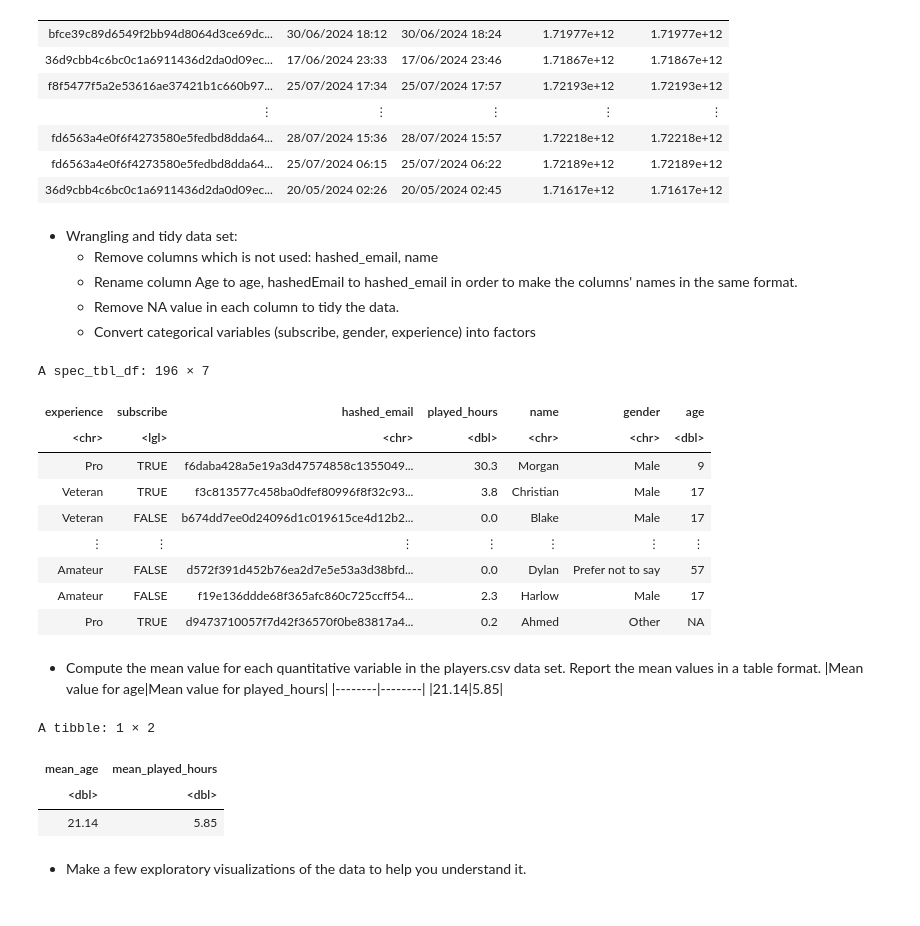
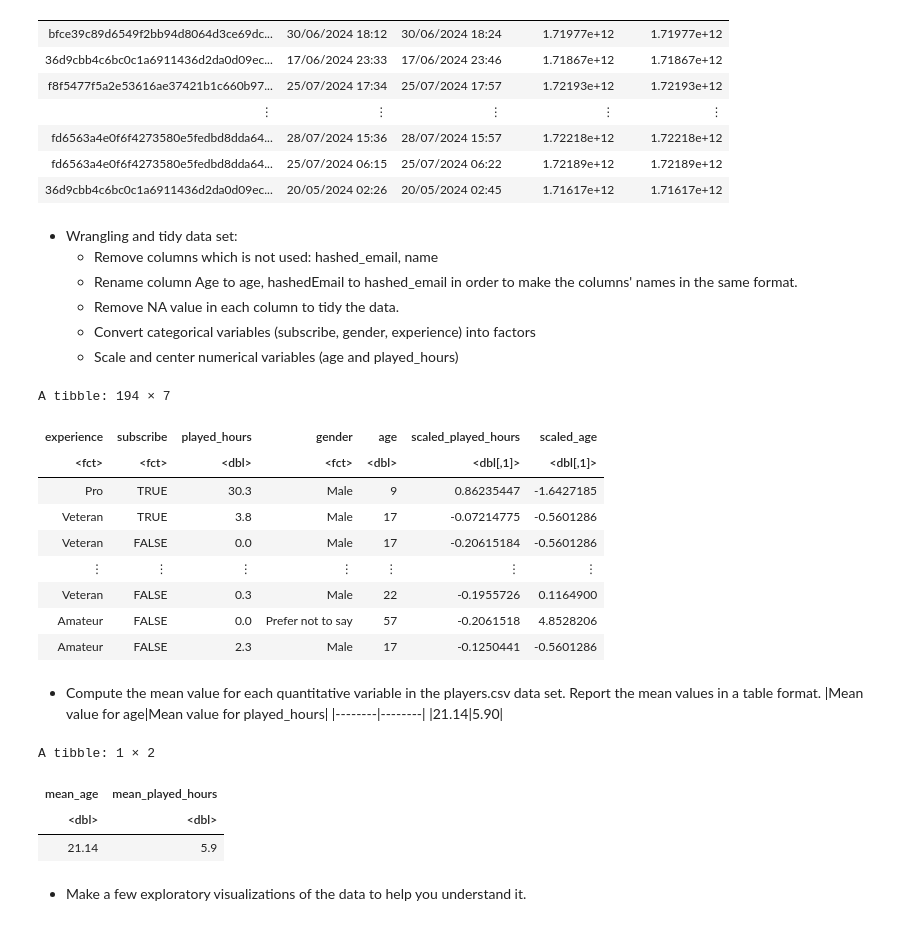
Before and after one commit to nancytrinh/Individual-Planning-Stage-Hong-To-Nhu-Trinh, a Jupyter notebook: group9.HongToNhuTrinh.ipynb, the cells around one changed output. Saved outputs shown, nothing was run; the diff lists cells and outputs as text; code cells hidden in the pictures.

```diff
--- a/group9.HongToNhuTrinh.ipynb
+++ b/group9.HongToNhuTrinh.ipynb
@@ -120,30 +121,39 @@ A spec_tbl_df: 1535 × 5
   - Rename column Age to age, hashedEmail to hashed_email in order to make the columns' names in the same format.
   - Remove NA value in each column to tidy the data.
   - Convert categorical variables (subscribe, gender, experience) into factors
+  - Scale and center numerical variables (age and played_hours)
 # %%
- player <- player |>
+ player_tidy <- player |>
     rename(
         hashed_email = hashedEmail,
-        age = Age)
-player
+        age = Age) |>
+    select(-hashed_email, -name) |>
+    mutate(
+        experience = as.factor(experience),
+        subscribe = as.factor(subscribe),
+        gender = as.factor(gender)) |>
+    mutate(scaled_played_hours = scale(played_hours, center = TRUE),
+        scaled_age = scale(age, center = TRUE))|>
+     drop_na()
+player_tidy
 # %% [output]
-A spec_tbl_df: 196 × 7
+A tibble: 194 × 7
-| experience | subscribe | hashed_email | played_hours | name | gender | age |
-| <chr> | <lgl> | <chr> | <dbl> | <chr> | <chr> | <dbl> |
-| Pro | TRUE | f6daba428a5e19a3d47574858c1355049... | 30.3 | Morgan | Male | 9 |
-| Veteran | TRUE | f3c813577c458ba0dfef80996f8f32c93... | 3.8 | Christian | Male | 17 |
-| Veteran | FALSE | b674dd7ee0d24096d1c019615ce4d12b2... | 0.0 | Blake | Male | 17 |
+| experience | subscribe | played_hours | gender | age | scaled_played_hours | scaled_age |
+| <fct> | <fct> | <dbl> | <fct> | <dbl> | <dbl[,1]> | <dbl[,1]> |
+| Pro | TRUE | 30.3 | Male | 9 | 0.86235447 | -1.6427185 |
+| Veteran | TRUE | 3.8 | Male | 17 | -0.07214775 | -0.5601286 |
+| Veteran | FALSE | 0.0 | Male | 17 | -0.20615184 | -0.5601286 |
 | ⋮ | ⋮ | ⋮ | ⋮ | ⋮ | ⋮ | ⋮ |
-| Amateur | FALSE | d572f391d452b76ea2d7e5e53a3d38bfd... | 0.0 | Dylan | Prefer not to say | 57 |
-| Amateur | FALSE | f19e136ddde68f365afc860c725ccff54... | 2.3 | Harlow | Male | 17 |
-| Pro | TRUE | d9473710057f7d42f36570f0be83817a4... | 0.2 | Ahmed | Other | NA |
+| Veteran | FALSE | 0.3 | Male | 22 | -0.1955726 | 0.1164900 |
+| Amateur | FALSE | 0.0 | Prefer not to say | 57 | -0.2061518 | 4.8528206 |
+| Amateur | FALSE | 2.3 | Male | 17 | -0.1250441 | -0.5601286 |
 # %% [markdown]
 - Compute the mean value for each quantitative variable in the players.csv data set. Report the mean values in a table format.
   |Mean value for age|Mean value for played_hours|
   |--------|--------|
-  |21.14|5.85|
+  |21.14|5.90|
 # %%
-mean_table <- player |>
+mean_table <- player_tidy |>
   summarise(
     mean_age = round(mean(age, na.rm = TRUE),2),
     mean_played_hours = round(mean(played_hours, na.rm = TRUE),2))
@@ -152,6 +162,6 @@ mean_table
 A tibble: 1 × 2
 | mean_age | mean_played_hours |
 | <dbl> | <dbl> |
-| 21.14 | 5.85 |
+| 21.14 | 5.9 |
 # %% [markdown]
 - Make a few exploratory visualizations of the data to help you understand it.
```
Also changed, not shown: parts of 10 cells of this notebook.
